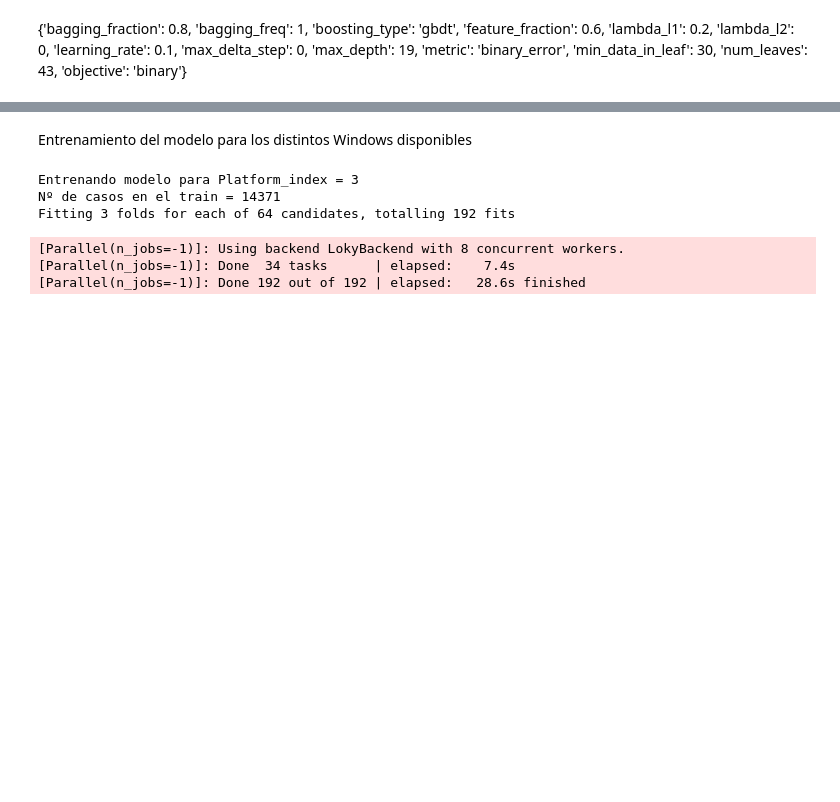
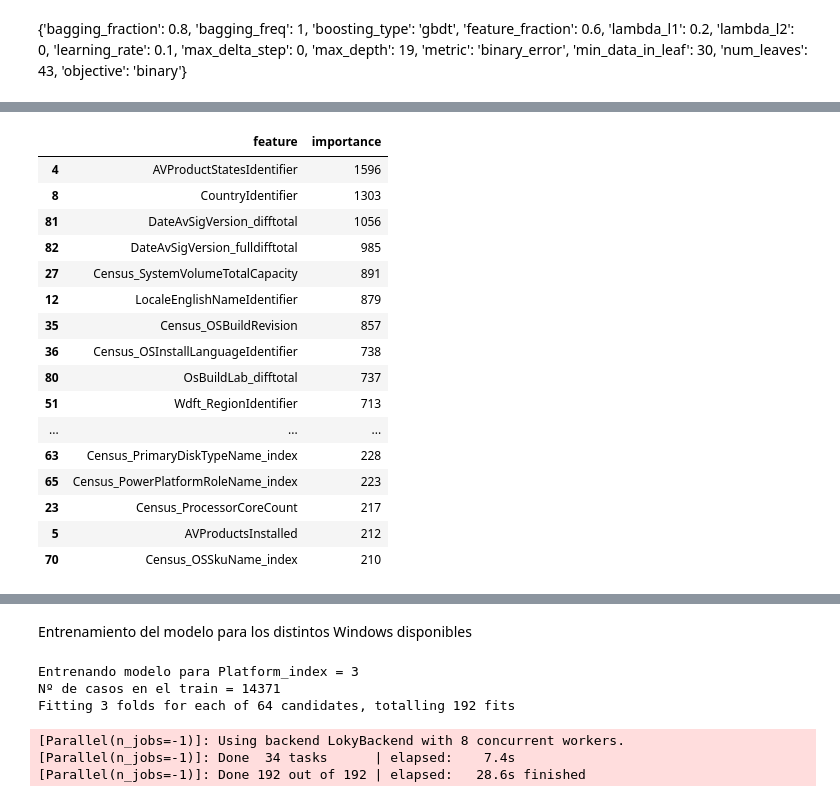
Before and after one commit to rodgomrod/kaggle_microsoft, a Jupyter notebook: Notebooks/models/prueba_pandas.ipynb, the cells around one changed output, grey strips where cells are left out. Saved outputs shown, nothing was run; the diff lists cells and outputs as text; code cells hidden in the pictures; blank space fills up the shorter version.

```diff
--- a/Notebooks/models/prueba_pandas.ipynb
+++ b/Notebooks/models/prueba_pandas.ipynb
@@ -192,5 +241,7 @@ train_1.shape
 # %%
 sel_cols = [c for c in train.columns if c not in ['MachineIdentifier', 'HasDetections']]
 # %%
-X = train_1.loc[:, sel_cols]
-y = train_1.loc[:,'HasDetections']
+X = train.loc[:, sel_cols]
+y = train.loc[:,'HasDetections']
+del train
+gc.collect()
@@ -218,0 +270,10 @@ mdl_lgb = lgb.LGBMClassifier(n_jobs=1, task='refit')
+# %%
+lgb_model = lgb.LGBMClassifier(max_depth=13,
+                               n_estimators=1000,
+                               learning_rate=0.05,
+                               num_leaves=91,
+                               colsample_bytree=0.25,
+                               objective='binary',
+                               lambda_l1=0,
+                               lambda_l2=0,
+                               n_jobs=-1)
@@ -218,0 +286,17 @@ mdl_lgb = lgb.LGBMClassifier(n_jobs=1, task='refit')
+# %%
+tscv = TimeSeriesSplit(n_splits=5)
+n = 1
+for train_index, test_index in tscv.split(X=X,y=y):
+    print('FOLD {}'.format(n))
+    X_train, X_test = X.iloc[train_index, :], X.iloc[test_index, :]
+    y_train, y_test = y.iloc[train_index], y.iloc[test_index]
+    lgb_model.fit(X_train, y_train, eval_metric='auc',
+                  eval_set=[(X_test, y_test)],
+                  verbose=50, early_stopping_rounds=10)
+    print(train_index, test_index)
+    del X_train
+    del X_test
+    del y_train
+    del y_test
+    gc.collect()
+    n += 1
@@ -218,0 +340,24 @@ mdl_lgb = lgb.LGBMClassifier(n_jobs=1, task='refit')
+# %%
+cols = X.columns
+imp = pd.DataFrame({'feature': cols, 'importance': lgb_model.feature_importances_})\
+.sort_values('importance', ascending=False)
+# %%
+imp[imp['importance'] > (np.mean(imp['importance']/1.5))]
+# %% [output]
+|  | feature | importance |
+| 4 | AVProductStatesIdentifier | 1596 |
+| 8 | CountryIdentifier | 1303 |
+| 81 | DateAvSigVersion_difftotal | 1056 |
+| 82 | DateAvSigVersion_fulldifftotal | 985 |
+| 27 | Census_SystemVolumeTotalCapacity | 891 |
+| 12 | LocaleEnglishNameIdentifier | 879 |
+| 35 | Census_OSBuildRevision | 857 |
+| 36 | Census_OSInstallLanguageIdentifier | 738 |
+| 80 | OsBuildLab_difftotal | 737 |
+| 51 | Wdft_RegionIdentifier | 713 |
+| ... | ... | ... |
+| 63 | Census_PrimaryDiskTypeName_index | 228 |
+| 65 | Census_PowerPlatformRoleName_index | 223 |
+| 23 | Census_ProcessorCoreCount | 217 |
+| 5 | AVProductsInstalled | 212 |
+| 70 | Census_OSSkuName_index | 210 |
```
Also changed, not shown: parts of 26 cells of this notebook, 3 other files.
